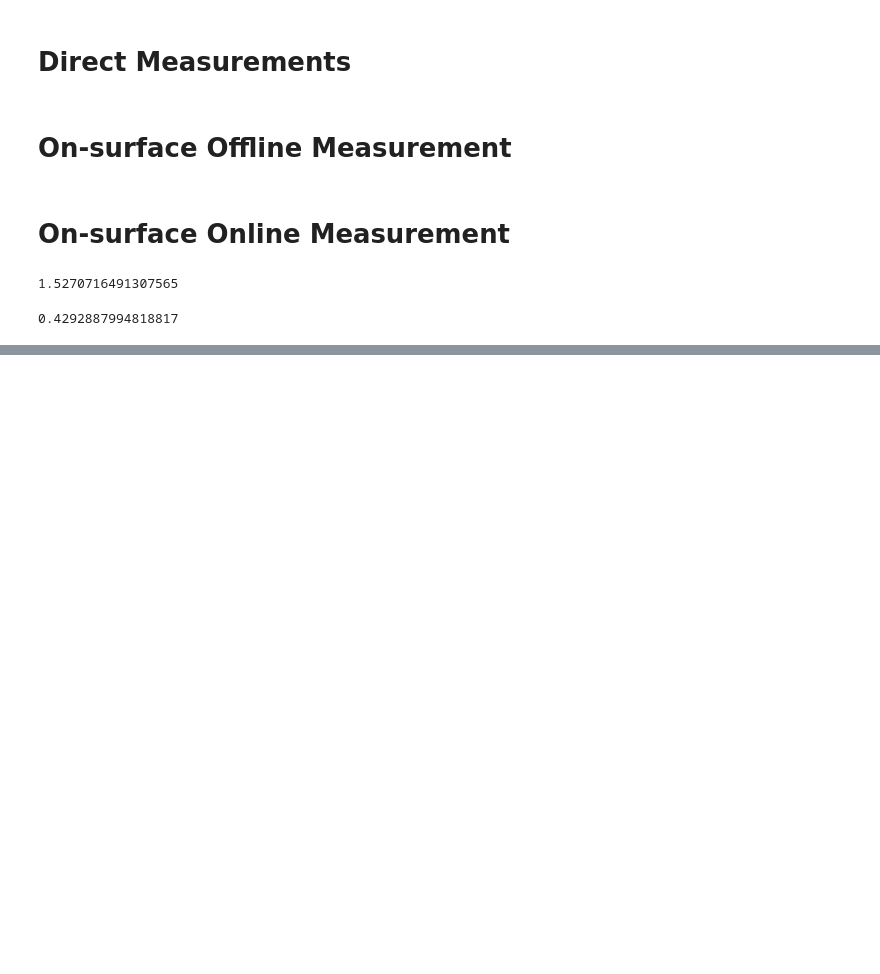
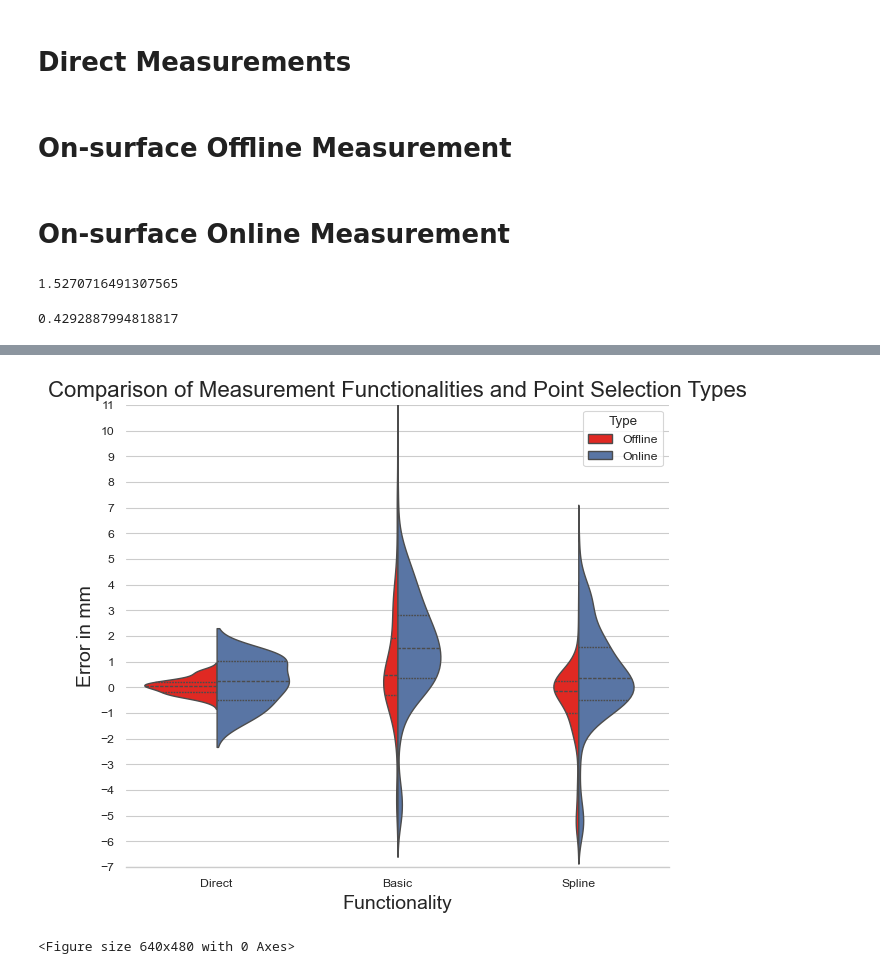
Before and after one commit to leopoldmueller/LaparoscopicMeasurement, a Jupyter notebook: evaluations/exp7.ipynb, the cells around one changed output, grey strips where cells are left out. Saved outputs shown, nothing was run; the diff lists cells and outputs as text; code cells hidden in the pictures; blank space fills up the shorter version.

```diff
--- a/evaluations/exp7.ipynb
+++ b/evaluations/exp7.ipynb
@@ -306 +306,32 @@ plt.savefig('measurements.pdf')
 <Figure size 640x480 with 0 Axes>
+# %%
+import seaborn as sns
+import matplotlib.pyplot as plt
+
+sns.set_theme(style="whitegrid")
+sns.set_context("paper")
+
+# Create the plot
+plt.figure(figsize=(7, 6))  # Adjust the size of the plot
+sns.violinplot(data=df,
+x="Mode", y="Value", hue="Selection",
+               split=True, inner="quart", linewidth=1, palette=["#FF0B04", 'b'])  # I added the palette for a finer color distinction
+
+# Adjust styles and labels
+sns.despine(left=True)
+plt.title('Comparison of Measurement Functionalities and Point Selection Types', fontsize=16)  # Add a title for the entire plot
+plt.xlabel('Functionality', fontsize=14)  # Add a title for the x-axis
+plt.ylabel('Error in mm', fontsize=14)  # Add a title for the y-axis
+plt.legend(title='Type')  # Add a title to the legend
+
+# Set y-axis limits and grid resolution
+plt.ylim(-7, 11)
+plt.yticks(np.arange(-7,12, 1))  # This will set y-ticks at intervals of 0.5 from -10 to 10
+
+plt.show()  # Display the plot
+
+# Save the figure
+plt.savefig('measurements.pdf')
+# %% [output]
+[figure, added]
+<Figure size 640x480 with 0 Axes>
```
Also changed, not shown: parts of 2 cells of this notebook, 5 other files.
